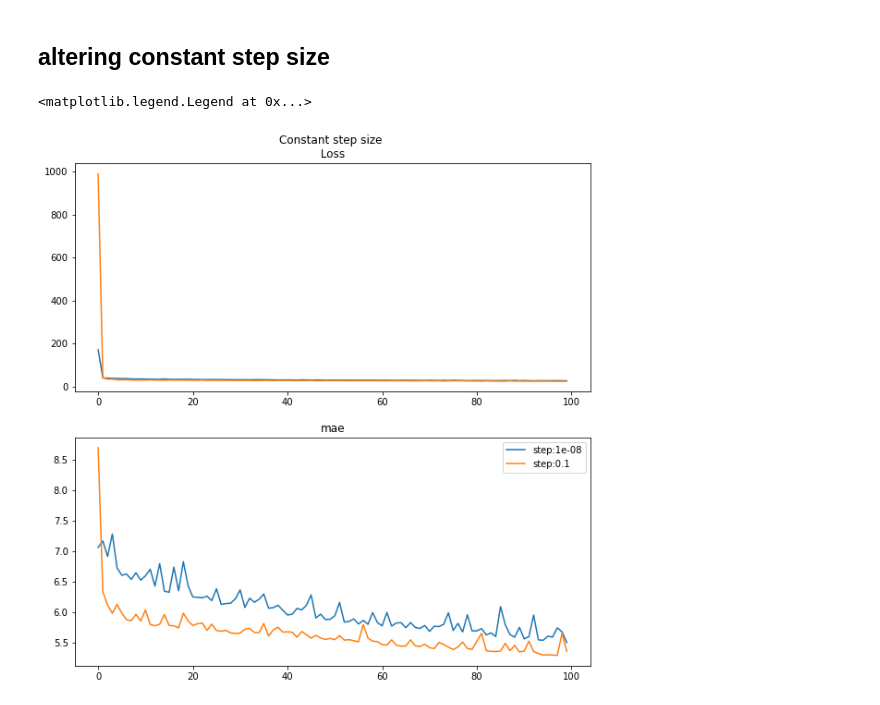
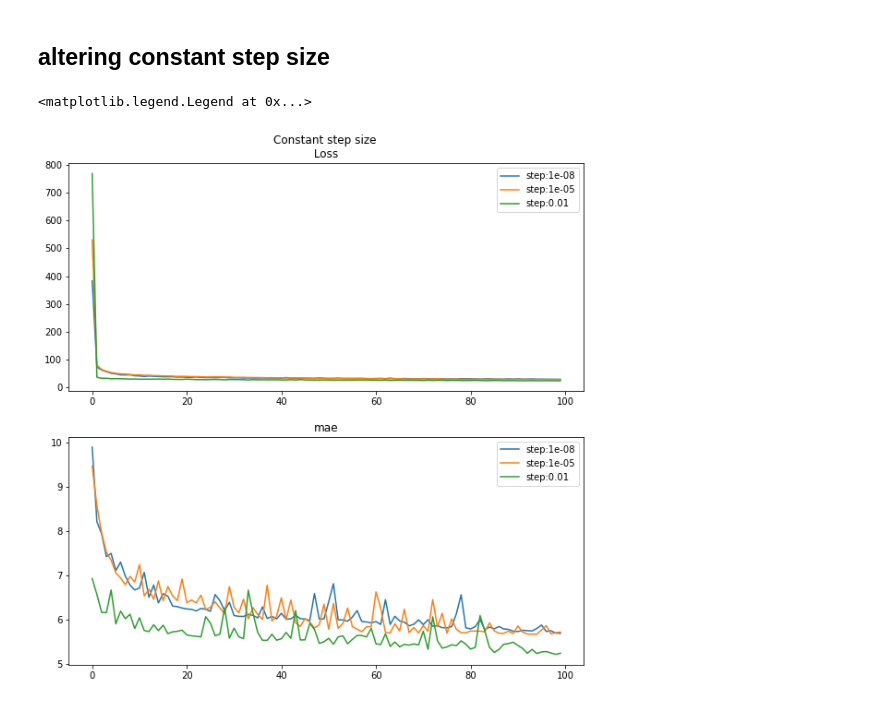
Before and after one commit to daltHub/optimisation_final, a Jupyter notebook: mlp_regression.ipynb, the cells around one changed output. Cells and saved outputs as stored; diff of their text form; code cells hidden in the pictures.

```diff
--- a/mlp_regression.ipynb
+++ b/mlp_regression.ipynb
@@ -37,24 +37,24 @@ mod, errs, loss = partial_train_loop(constant_model, 50, x_train, y_train, x_tes
 # %% [markdown]
 ## altering constant step size
 # %%
-# step_sizes = [1e-8, 1e-5, 0.01, 0.1]
+step_sizes = [1e-8, 1e-5, 0.01]
 # passing in model causes trinaing to carry over.
-step_sizes = [1e-8, 0.1]
+# step_sizes = [1e-8, 0.1]
 plt.figure(figsize=[10,10])
 for step in step_sizes:
     constant_model = MLPRegressor(solver="sgd", batch_size=batch_size, learning_rate_init=step_size)
 
     mod, errs, loss = partial_train_loop(constant_model, 100, x_train, y_train, x_test, y_test)
 
     plt.subplot(2, 1, 1)
     plt.title("Constant step size \n Loss ")
     plt.plot(range(len(loss)), loss, label = f"step:{step}")
     plt.legend()
 
     plt.subplot(2, 1, 2)
     plt.plot(range(len(errs)), errs, label = f"step:{step}")
 plt.title("mae")
 plt.legend()
 # %% [output]
 <matplotlib.legend.Legend at 0x...>
-[figure, old version]
+[figure, new version]
```
